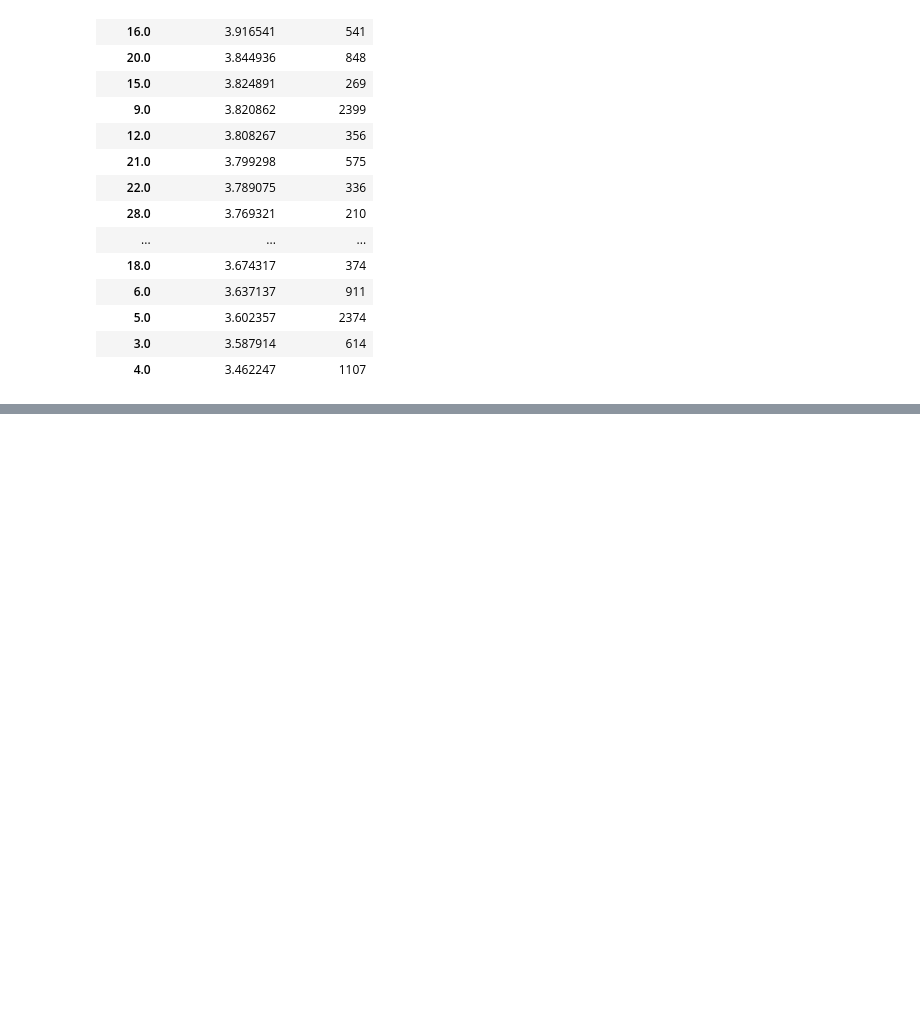
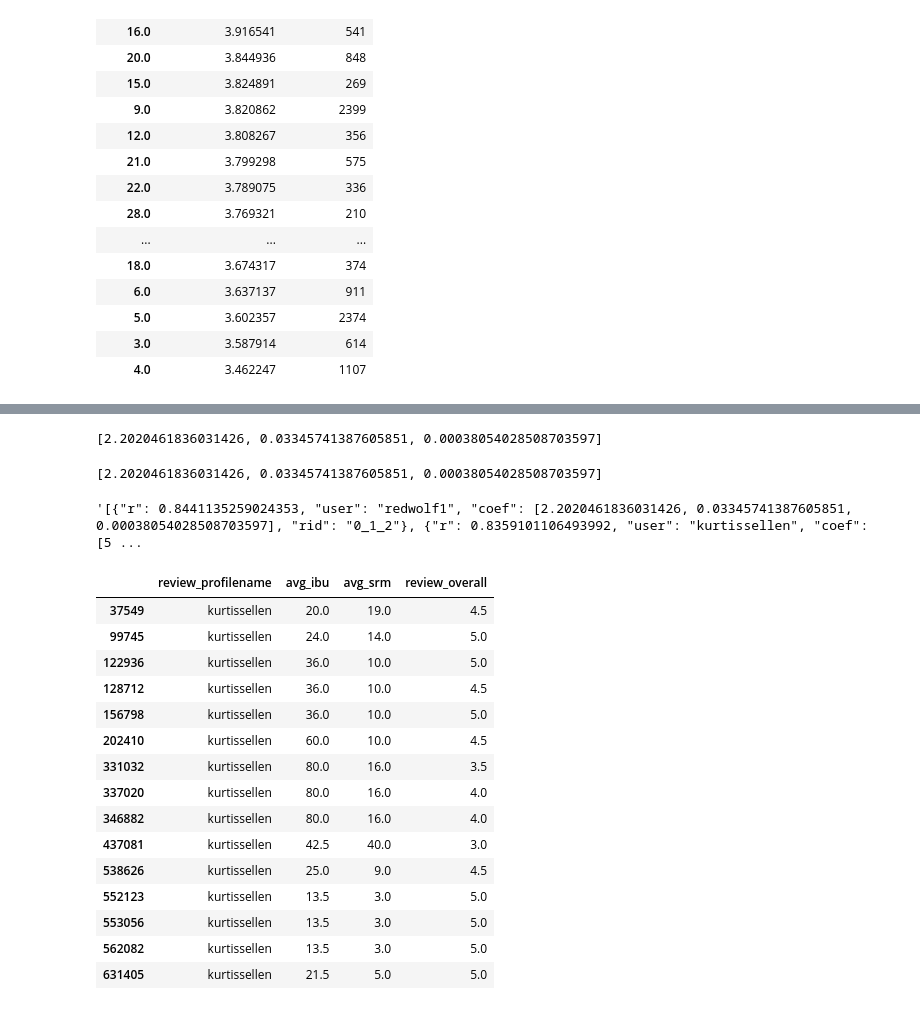
Before and after one commit to jakefeldy1/ETL, a Jupyter notebook: beer_data_anaylis_final.ipynb, the cells around one changed output, grey strips where cells are left out. Cells and saved outputs as stored; diff of their text form; code cells hidden in the pictures; blank space fills up the shorter version.

```diff
--- a/beer_data_anaylis_final.ipynb
+++ b/beer_data_anaylis_final.ipynb
@@ -404,0 +627,8 @@ srm_vs_app_fin_df
+# %%
+new_list[0]['coef']
+# %% [output]
+[2.2020461836031426, 0.03345741387605851, 0.00038054028508703597]
+# %%
+new_list[0]['coef']
+# %% [output]
+[2.2020461836031426, 0.03345741387605851, 0.00038054028508703597]
@@ -404,0 +637,25 @@ srm_vs_app_fin_df
+# %%
+my_json
+# %% [output]
+'[{"r": 0.8441135259024353, "user": "redwolf1", "coef": [2.2020461836031426, 0.03345741387605851, 0.00038054028508703597], "rid": "0_1_2"}, {"r": 0.8359101106493992, "user": "kurtissellen", "coef": [5 ...
+# %%
+temp_data_frame = data_for_model_v1_df.loc[data_for_model_v1_df['review_profilename']=="kurtissellen"]
+# %%
+temp_data_frame
+# %% [output]
+|  | review_profilename | avg_ibu | avg_srm | review_overall |
+| 37549 | kurtissellen | 20.0 | 19.0 | 4.5 |
+| 99745 | kurtissellen | 24.0 | 14.0 | 5.0 |
+| 122936 | kurtissellen | 36.0 | 10.0 | 5.0 |
+| 128712 | kurtissellen | 36.0 | 10.0 | 4.5 |
+| 156798 | kurtissellen | 36.0 | 10.0 | 5.0 |
+| 202410 | kurtissellen | 60.0 | 10.0 | 4.5 |
+| 331032 | kurtissellen | 80.0 | 16.0 | 3.5 |
+| 337020 | kurtissellen | 80.0 | 16.0 | 4.0 |
+| 346882 | kurtissellen | 80.0 | 16.0 | 4.0 |
+| 437081 | kurtissellen | 42.5 | 40.0 | 3.0 |
+| 538626 | kurtissellen | 25.0 | 9.0 | 4.5 |
+| 552123 | kurtissellen | 13.5 | 3.0 | 5.0 |
+| 553056 | kurtissellen | 13.5 | 3.0 | 5.0 |
+| 562082 | kurtissellen | 13.5 | 3.0 | 5.0 |
+| 631405 | kurtissellen | 21.5 | 5.0 | 5.0 |
```
Also changed, not shown: parts of 24 cells of this notebook, 5 other files.
